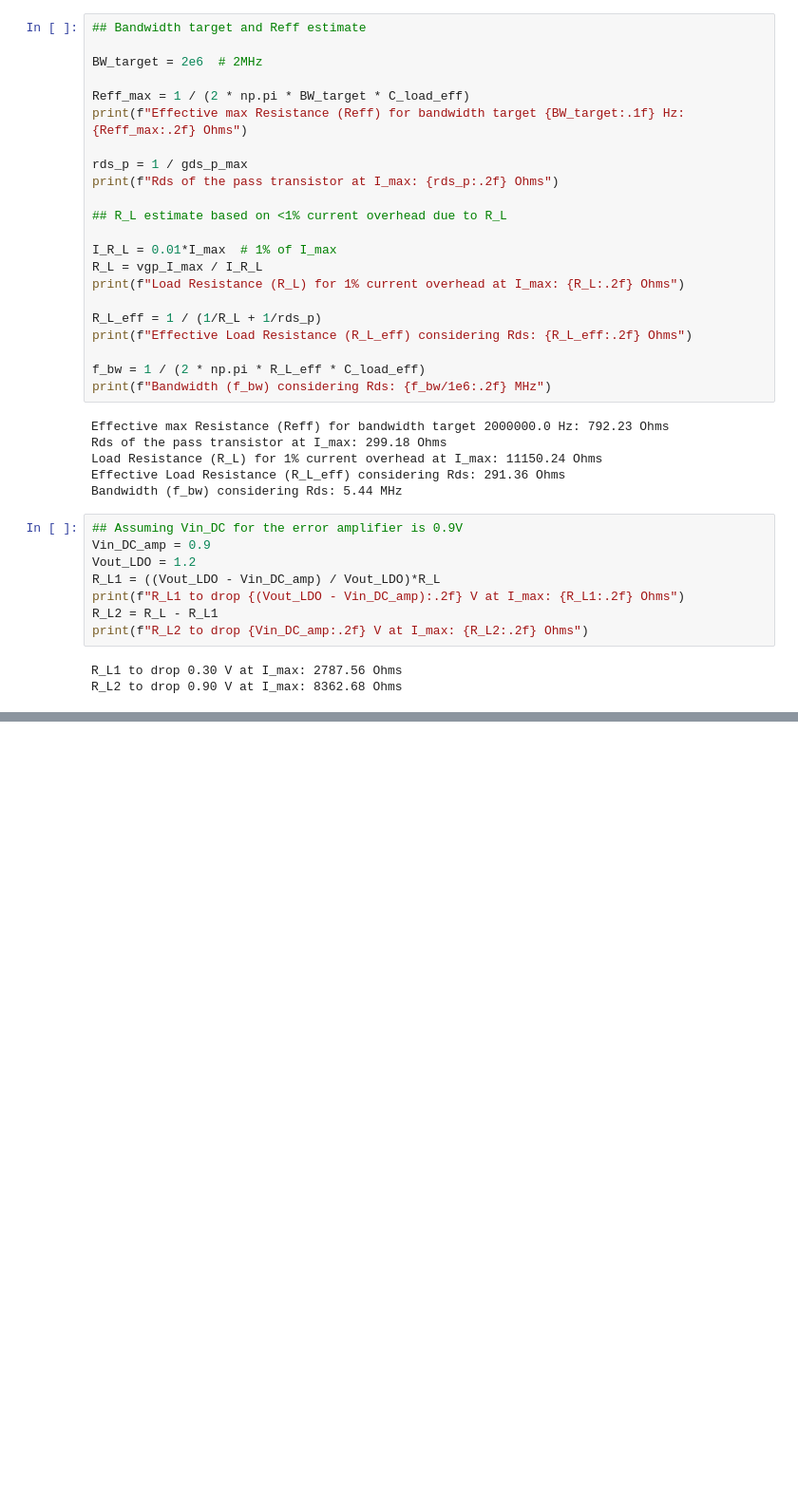
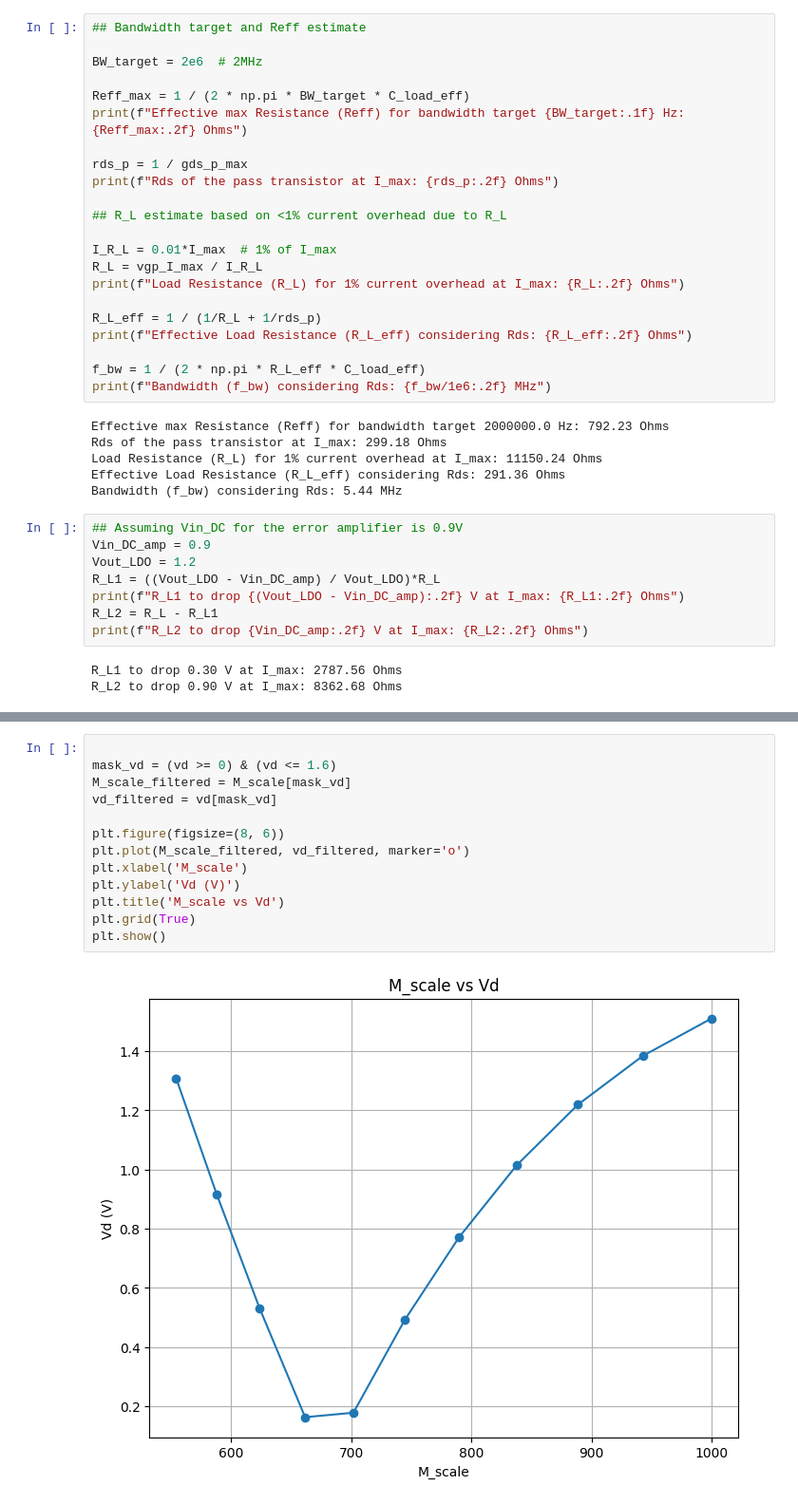
Before and after one commit to Sakthi-Kalidasan/C_ID_repo, a Jupyter notebook: LDO/LDO_Pass_Analysis.ipynb, the cells around one changed output, grey strips where cells are left out. Shown: that part at 95% size. Saved outputs shown, nothing was run; the diff lists cells and outputs as text; blank space fills up the shorter version.

```diff
--- a/LDO/LDO_Pass_Analysis.ipynb
+++ b/LDO/LDO_Pass_Analysis.ipynb
@@ -194,0 +227,15 @@ R_L2 to drop 0.90 V at I_max: 8362.68 Ohms
+# %%
+
+mask_vd = (vd >= 0) & (vd <= 1.6)
+M_scale_filtered = M_scale[mask_vd]
+vd_filtered = vd[mask_vd]
+
+plt.figure(figsize=(8, 6))
+plt.plot(M_scale_filtered, vd_filtered, marker='o')
+plt.xlabel('M_scale')
+plt.ylabel('Vd (V)')
+plt.title('M_scale vs Vd')
+plt.grid(True)
+plt.show()
+# %% [output]
+[figure, added]
```
Also changed, not shown: parts of 10 cells of this notebook, 7 other files.
